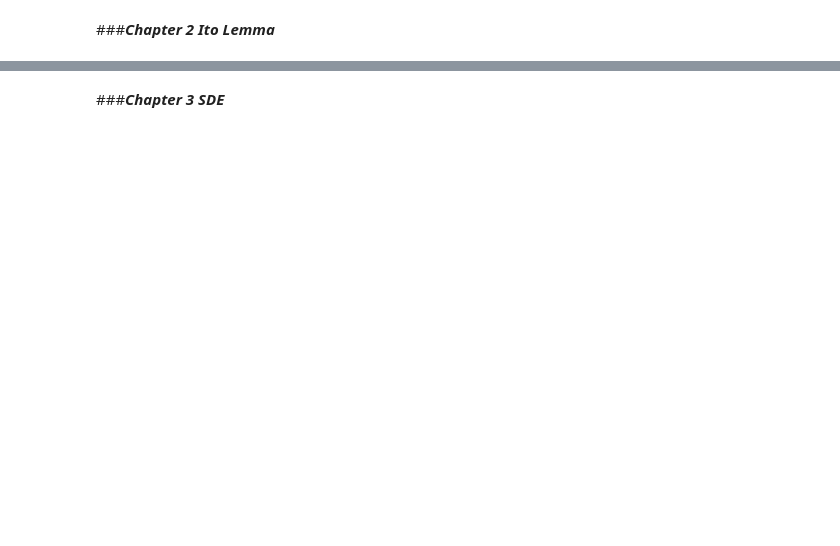
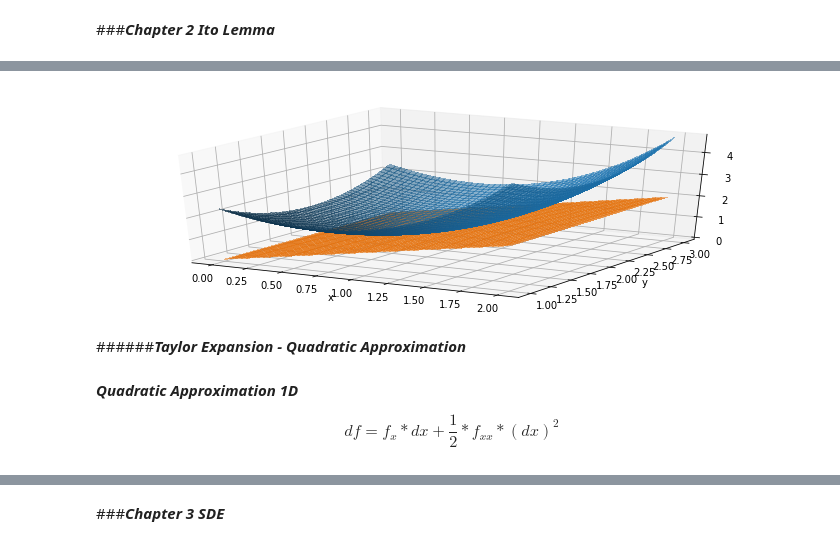
Before and after one commit to SungchulLee/colab, a Jupyter notebook: financial_math_1.ipynb, the cells around one changed output, grey strips where cells are left out. Drawn from its saved outputs; the diff is of its cells as text; code cells hidden in the pictures; blank space fills up the shorter version.

```diff
--- a/financial_math_1.ipynb
+++ b/financial_math_1.ipynb
@@ -561,0 +1103,33 @@ e^{-|m|\sqrt{2\alpha}}\\
+# %%
+import matplotlib.pyplot as plt
+import numpy as np
+
+
+def main():
+    x = np.linspace(0., 2.)
+    b = np.linspace(1., 3.)
+    X, B = np.meshgrid(x, b)
+
+    F = np.exp(X-1) + (X-1)**2 + (B-2)**2 # Original function
+    G = X # Linear approximation
+
+    fig, ax =plt.subplots(figsize=(12,4), subplot_kw={'projection': '3d'})
+
+    ax.plot_surface(X, B, F, rstride=1, cstride=1, linewidth=0, antialiased=False, alpha=0.5)
+    ax.plot_surface(X, B, G, rstride=1, cstride=1, linewidth=0, antialiased=False, alpha=0.5)
+    ax.set_xlabel('x')
+    ax.set_ylabel('y')
+
+    plt.show()
+
+
+if __name__ == "__main__":
+    main()
+# %% [output]
+[figure, added]
+# %% [markdown]
+######***Taylor Expansion - Quadratic Approximation***
+# %% [markdown]
+***Quadratic Approximation 1D***
+
+$$\displaystyle df=f_x*dx+\frac{1}{2}*f_{xx}*(dx)^2$$
```
Also changed, not shown: parts of 79 cells of this notebook.
